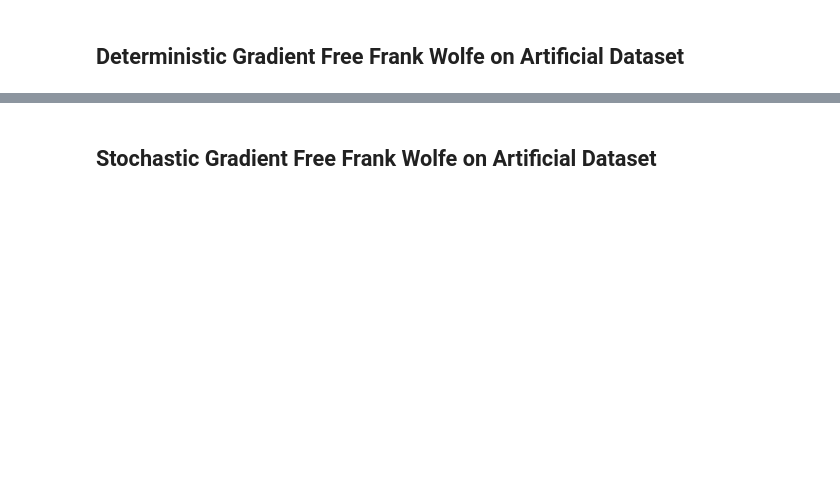
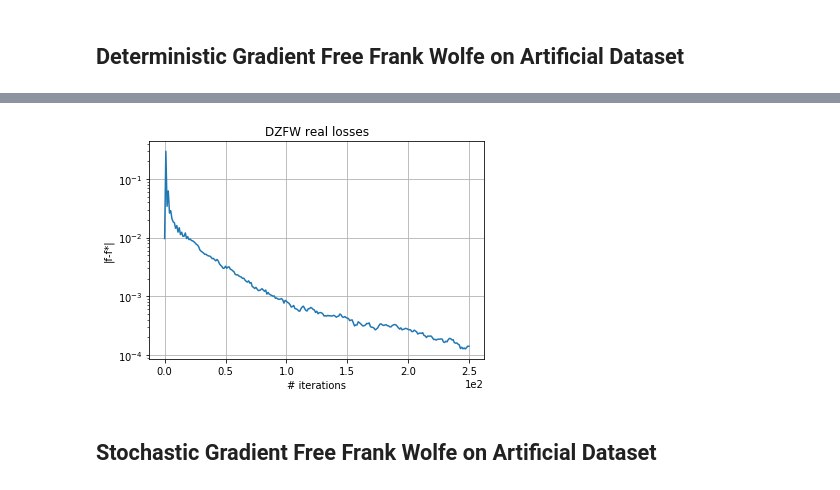
Before and after one commit to liacov/OPTproj, a Jupyter notebook: notebooks/LassoRegression.ipynb, the cells around one changed output, grey strips where cells are left out. Saved outputs shown, nothing was run; the diff lists cells and outputs as text; code cells hidden in the pictures; blank space fills up the shorter version.

```diff
--- a/notebooks/LassoRegression.ipynb
+++ b/notebooks/LassoRegression.ipynb
@@ -475,12 +528,14 @@ plt.savefig("../Figures_Lasso_Problem/ArtificialDataset/dZFW_relative_loss", dpi
 # %%
-plt.plot(f_valuesd - f_star)
+plt.plot(np.abs(f_valuesd - f_star))
 plt.yscale("log")
 plt.title("DZFW real losses")
 plt.ylabel("|f-f*|")
 plt.ticklabel_format(axis="x", style="sci", scilimits=(0,0))
 plt.xlabel("# iterations")
 plt.grid()
 plt.savefig("../Figures_Lasso_Problem/Covtype/dZFW_real_loss", dpi=400)
+# %% [output]
+[figure, added]
 # %% [markdown]
 ## Stochastic Gradient Free Frank Wolfe on Artificial Dataset
 # %%
```
Also changed, not shown: parts of 23 cells of this notebook, 17 other files.
